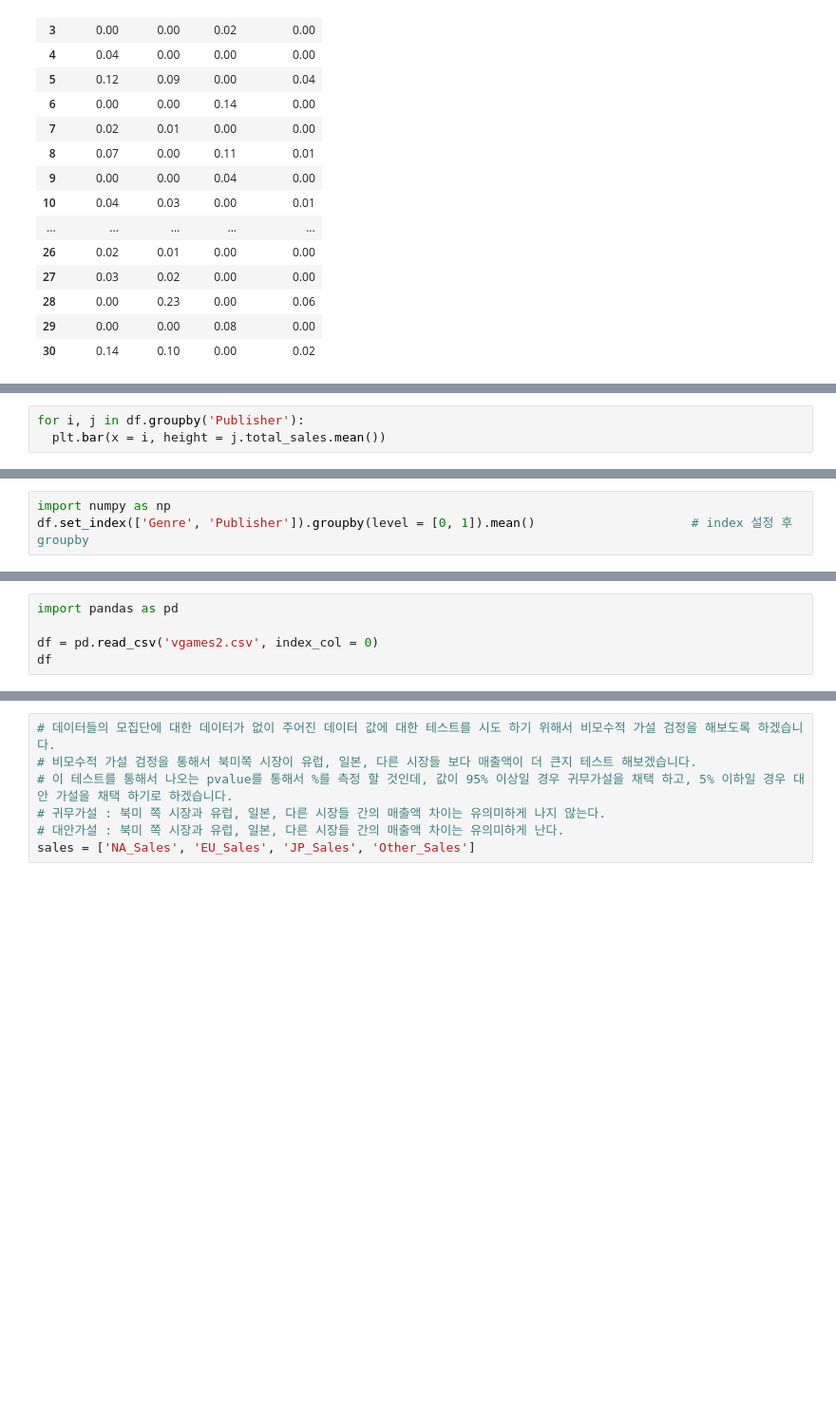
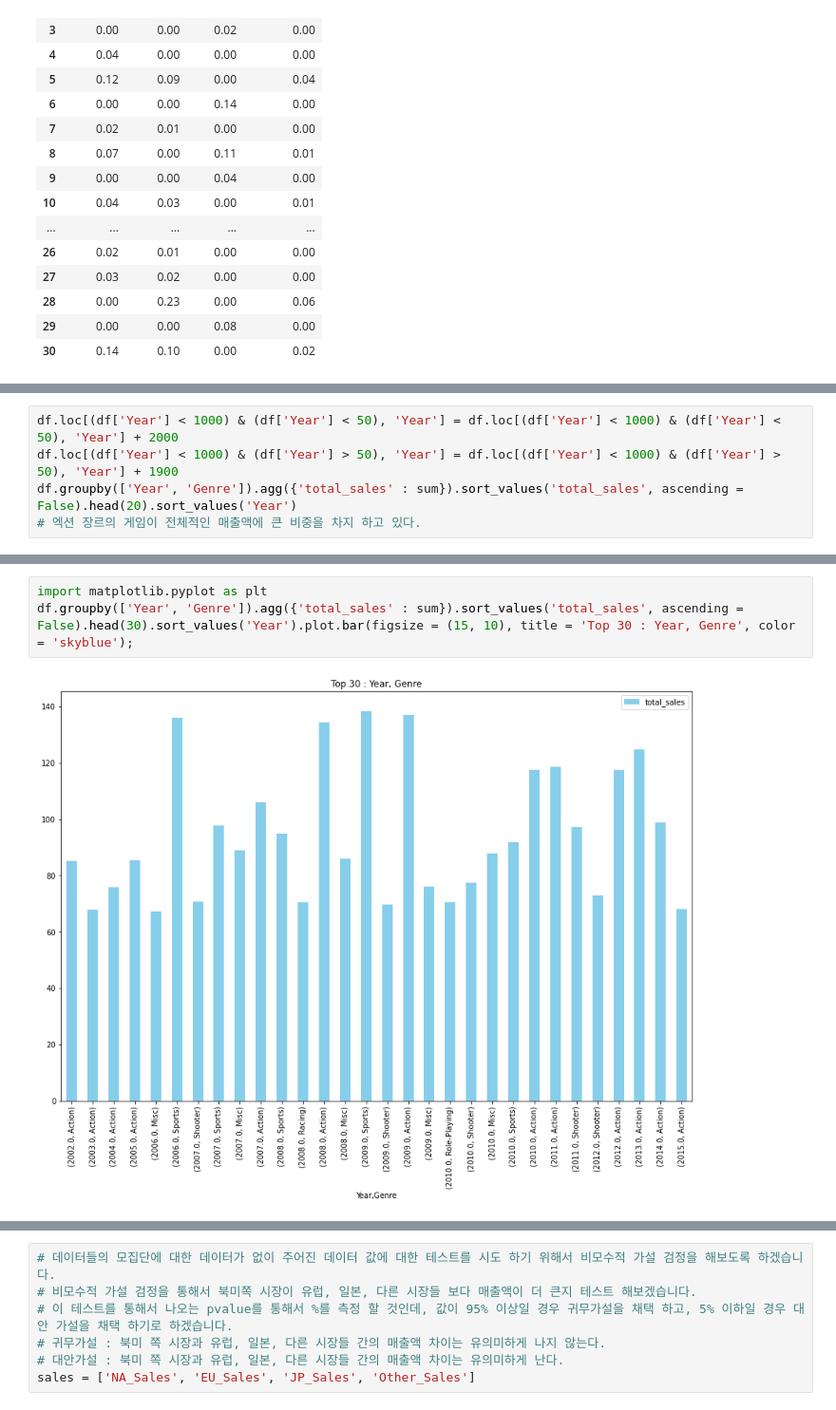
Before and after one commit to KyungRyeolBaek/study, a Jupyter notebook: ai03_백경렬_Section1_Project.ipynb, the cells around one changed output, grey strips where cells are left out. Shown at 95% size. Saved outputs shown, nothing was run; the diff lists cells and outputs as text; blank space fills up the shorter version.

```diff
--- a/ai03_백경렬_Section1_Project.ipynb
+++ b/ai03_백경렬_Section1_Project.ipynb
@@ -441,3 +107,0 @@ for i in range(len(df.groupby('Publisher').get_group('Nintendo').reset_index()['
-# %%
-for i, j in df.groupby('Publisher'):
-  plt.bar(x = i, height = j.total_sales.mean())
@@ -456,3 +107,0 @@ df.groupby(by = 'Genre')['total_sales'].agg(**{'mean_total_sales':'mean'}).sort_
-# %%
-import numpy as np
-df.set_index(['Genre', 'Publisher']).groupby(level = [0, 1]).mean()                     # index 설정 후 groupby
@@ -487,7 +108,2 @@ df.groupby('Genre').get_group('Simulation').sort_values(by = 'Year', ascending =
-# %%
-import pandas as pd
-
-df = pd.read_csv('vgames2.csv', index_col = 0)
-df
 # %%
 df.isnull().sum()   # 비어있는 결측지들을 하나하나 찾아서 넣어주기에는 결측 데이터 양이 많아 비워두고 데이터 분석을 실시 하였습니다.
@@ -506,0 +278,5 @@ df
+# %%
+df.loc[(df['Year'] < 1000) & (df['Year'] < 50), 'Year'] = df.loc[(df['Year'] < 1000) & (df['Year'] < 50), 'Year'] + 2000
+df.loc[(df['Year'] < 1000) & (df['Year'] > 50), 'Year'] = df.loc[(df['Year'] < 1000) & (df['Year'] > 50), 'Year'] + 1900
+df.groupby(['Year', 'Genre']).agg({'total_sales' : sum}).sort_values('total_sales', ascending = False).head(20).sort_values('Year')
+# 엑션 장르의 게임이 전체적인 매출액에 큰 비중을 차지 하고 있다.
@@ -506,0 +302,5 @@ df
+# %%
+import matplotlib.pyplot as plt
+df.groupby(['Year', 'Genre']).agg({'total_sales' : sum}).sort_values('total_sales', ascending = False).head(30).sort_values('Year').plot.bar(figsize = (15, 10), title = 'Top 30 : Year, Genre', color = 'skyblue');
+# %% [output]
+[figure, added]
```
Also changed, not shown: parts of 107 cells of this notebook.
